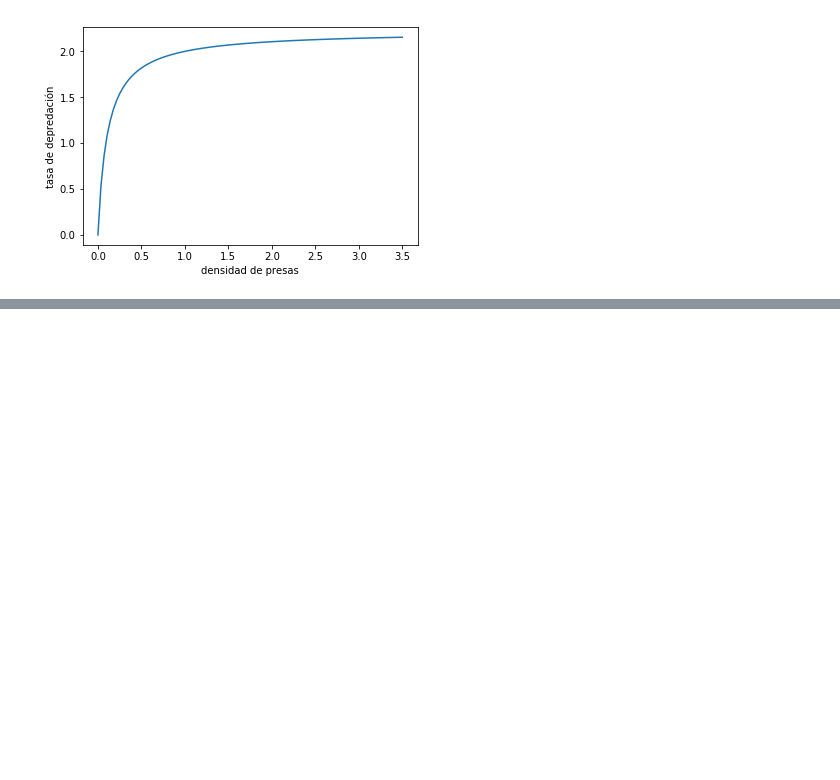
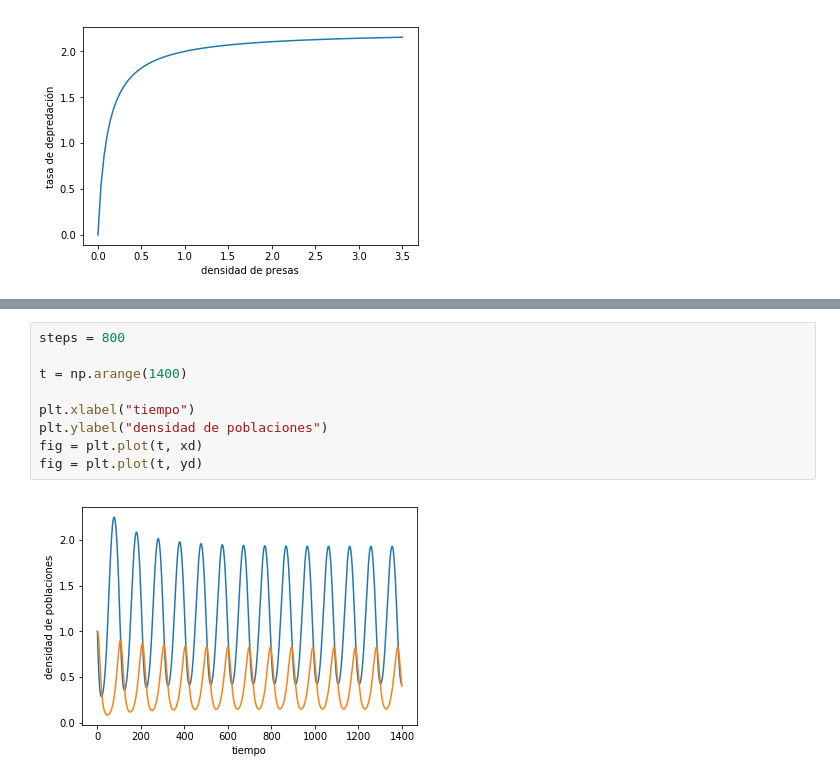
Before and after one commit to rgarcia-herrera/sistemas-dinamicos, a Jupyter notebook: Rosenzweig-MacArthur.ipynb, the cells around one changed output, grey strips where cells are left out. Drawn from its saved outputs; the diff is of its cells as text; blank space fills up the shorter version.

```diff
--- a/Rosenzweig-MacArthur.ipynb
+++ b/Rosenzweig-MacArthur.ipynb
@@ -205,0 +222,11 @@ plt.quiver(i, j, u, v)
+# %%
+steps = 800
+
+t = np.arange(1400)
+
+plt.xlabel("tiempo")
+plt.ylabel("densidad de poblaciones")
+fig = plt.plot(t, xd)
+fig = plt.plot(t, yd)
+# %% [output]
+[figure, added]
```
Also changed, not shown: parts of 19 cells of this notebook.
